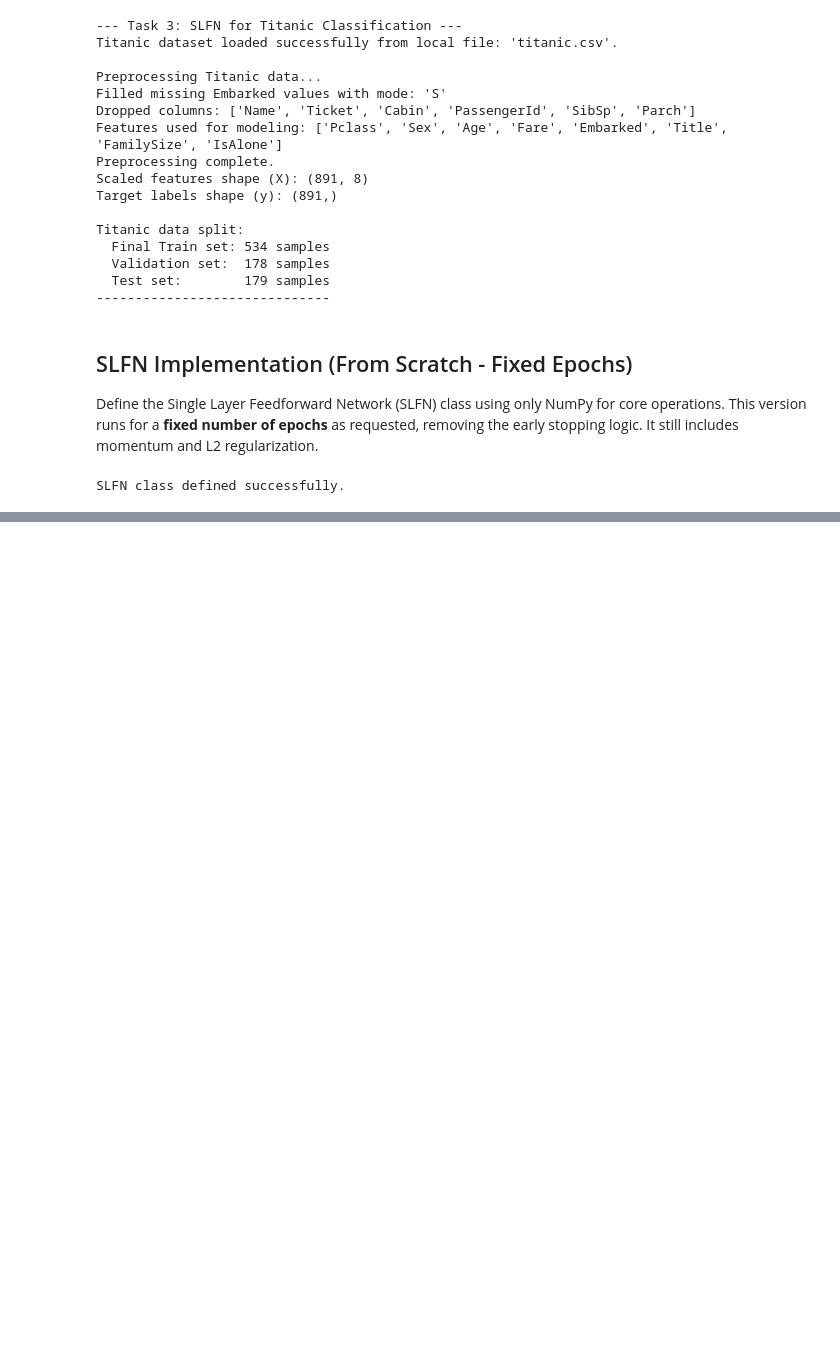
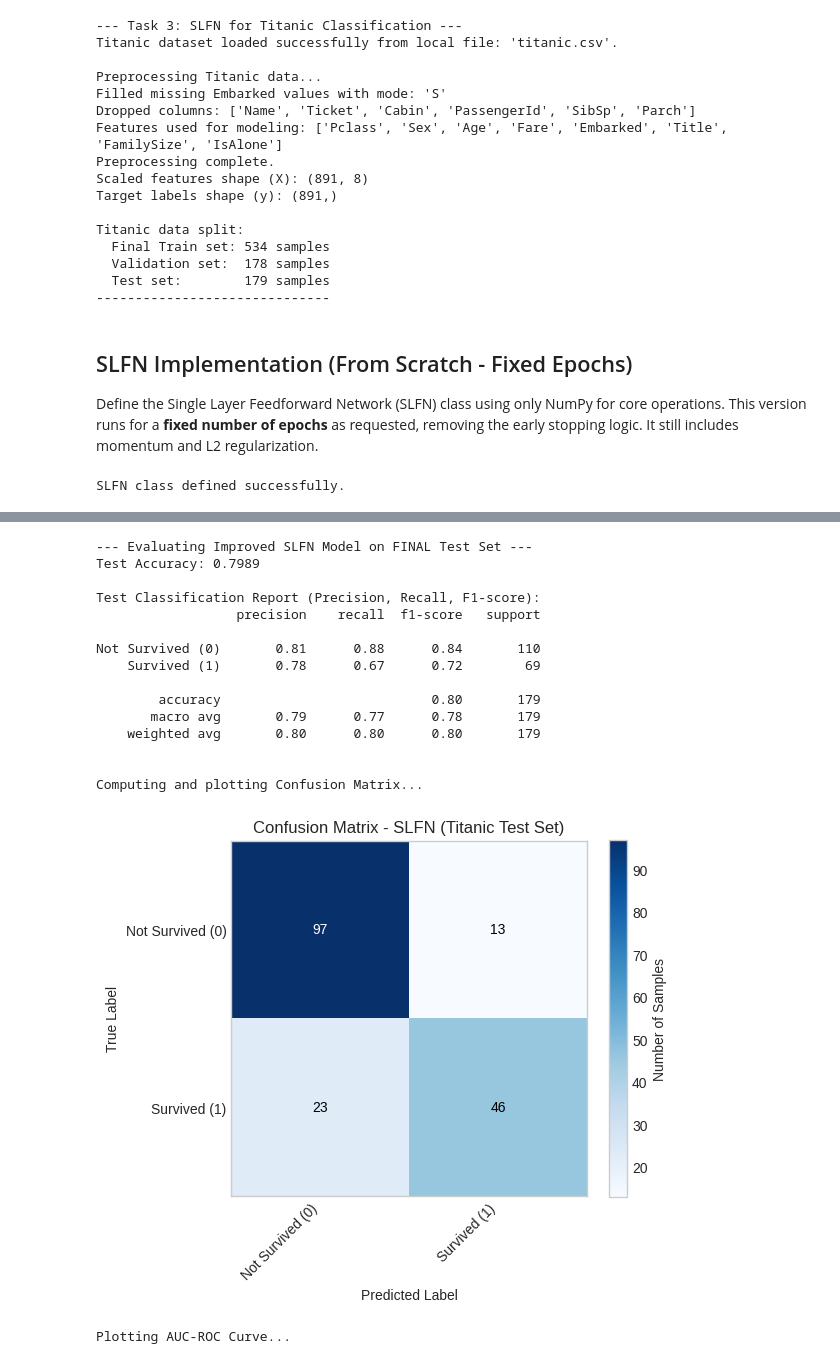
Before and after one commit to AlieShayan/Neural-Networks-SOM-Clustering-and-SLFN-Classification, a Jupyter notebook: task3_slfn_titanic/slfn_titanic.ipynb, the cells around one changed output, grey strips where cells are left out. Saved outputs shown, nothing was run; the diff lists cells and outputs as text; code cells hidden in the pictures; blank space fills up the shorter version.

```diff
--- a/task3_slfn_titanic/slfn_titanic.ipynb
+++ b/task3_slfn_titanic/slfn_titanic.ipynb
@@ -407,0 +483,79 @@ SLFN class defined successfully.
+# %%
+if titanic_data_available and 'SLFN' in locals():
+    print("\n--- Evaluating Improved SLFN Model on FINAL Test Set ---")
+
+    # Task 3, Step 3 & 4: Evaluate the model (Metrics)
+    y_pred_titanic = SLFN.predict(X_titanic_test)
+    y_pred_proba_titanic = SLFN.predict_proba(X_titanic_test)
+
+    # Calculate Accuracy
+    accuracy_titanic = accuracy_score(y_titanic_test, y_pred_titanic)
+    print(f"Test Accuracy: {accuracy_titanic:.4f}")
+
+    # Calculate Precision, Recall, F1-score and print Classification Report
+    print("\nTest Classification Report (Precision, Recall, F1-score):")
+    target_names = ["Not Survived (0)", "Survived (1)"]
+    print(classification_report(y_titanic_test, y_pred_titanic, target_names=target_names, zero_division=0))
+
+    # Task 3, Step 5: Compute and Plot Confusion Matrix
+    print("\nComputing and plotting Confusion Matrix...")
+    cm_titanic = confusion_matrix(y_titanic_test, y_pred_titanic)
+    plt.figure(figsize=(6, 5))
+    plt.imshow(cm_titanic, interpolation='nearest', cmap=plt.cm.Blues)
+    plt.title('Confusion Matrix - SLFN (Titanic Test Set)')
+    plt.colorbar(label='Number of Samples')
+    tick_marks = np.arange(len(target_names))
+    plt.xticks(tick_marks, target_names, rotation=45, ha="right")
+    plt.yticks(tick_marks, target_names)
+    # Add text annotations
+    thresh = cm_titanic.max() / 2.
+    for i in range(cm_titanic.shape[0]):
+        for j in range(cm_titanic.shape[1]):
+            plt.text(j, i, format(cm_titanic[i, j], 'd'),
+                     ha="center", va="center",
+                     color="white" if cm_titanic[i, j] > thresh else "black")
+    plt.grid(False)
+    plt.ylabel('True Label')
+    plt.xlabel('Predicted Label')
+    plt.tight_layout()
+    plt.show()
+
+    # Task 3, Step 7: Plot the AUC-ROC curve
+    print("\nPlotting AUC-ROC Curve...")
+    fpr, tpr, thresholds = roc_curve(y_titanic_test, y_pred_proba_titanic)
+    roc_auc = auc(fpr, tpr) # Calculate Area Under Curve
+
+    plt.figure(figsize=(10, 6))
+    plt.plot(fpr, tpr, color='darkorange', lw=2, label=f'ROC curve (AUC = {roc_auc:.3f})')
+    plt.plot([0, 1], [0, 1], color='navy', lw=2, linestyle='--', label='Chance (AUC = 0.50)') # Diagonal line for reference
+    plt.xlim([0.0, 1.0])
+    plt.ylim([0.0, 1.05]) # Slightly above 1.0 to ensure curve visibility
+    plt.xlabel('False Positive Rate (FPR)')
+    plt.ylabel('True Positive Rate (TPR)')
+    plt.title('Receiver Operating Characteristic (ROC) - SLFN (Titanic Test Set)')
+    plt.legend(loc="lower right")
+    plt.grid(True)
+    plt.show()
+    print(f"Area Under Curve (AUC) Score: {roc_auc:.4f}")
+    print("-" * 30)
+
+else:
+    print("Skipping SLFN evaluation as prerequisites (data/model) are not met.")
+# %% [output]
+--- Evaluating Improved SLFN Model on FINAL Test Set ---
+Test Accuracy: 0.7989
+
+Test Classification Report (Precision, Recall, F1-score):
+                  precision    recall  f1-score   support
+
+Not Survived (0)       0.81      0.88      0.84       110
+    Survived (1)       0.78      0.67      0.72        69
+
+        accuracy                           0.80       179
+       macro avg       0.79      0.77      0.78       179
+    weighted avg       0.80      0.80      0.80       179
+
+
+Computing and plotting Confusion Matrix...
+[figure, added]
+Plotting AUC-ROC Curve...
```
Also changed, not shown: parts of 5 cells of this notebook.
